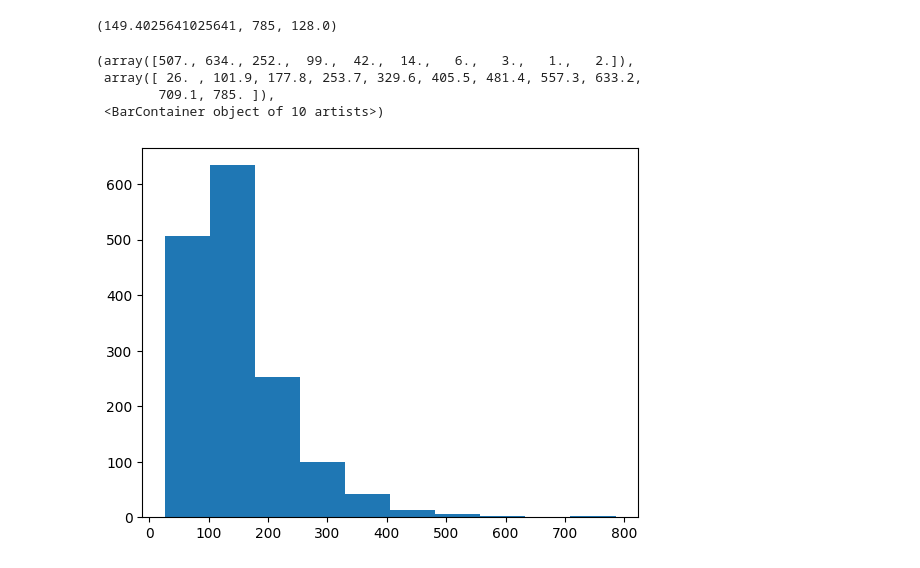
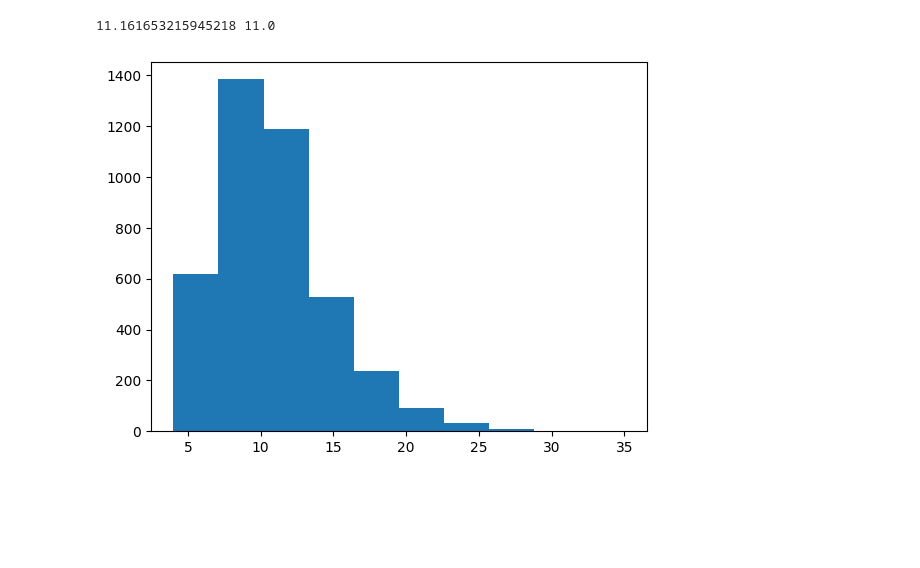
Before and after one commit to zhpinkman/Advanced_NLP_course_HW2, a Jupyter notebook: datasets/tmp.ipynb, the cells around one changed output. Drawn from its saved outputs; the diff is of its cells as text; code cells hidden in the pictures; blank space fills up the shorter version.

Commit message:
Finish working on three datasetsbut how the odia dataset is being read should be addressed

```diff
--- a/datasets/tmp.ipynb
+++ b/datasets/tmp.ipynb
@@ -3,0 +6,9 @@ import numpy as np
+# %%
+with open("odia.train.txt") as f:
+    data = f.read().splitlines()
+all_lengths = []
+for sent in data:
+    all_lengths.append(len(sent.split()))
+print(np.mean(all_lengths), np.median(all_lengths))
+hist(all_lengths)
+plt.show()
@@ -11,15 +31,13 @@ for sent in data:
-# %%
-np.mean(all_lengths), np.max(all_lengths), np.median(all_lengths)
-# %% [output]
-(149.4025641025641, 785, 128.0)
-# %%
-from matplotlib.pyplot import hist
-
-
-hist(all_lengths)
-# %% [output]
-(array([507., 634., 252.,  99.,  42.,  14.,   6.,   3.,   1.,   2.]),
- array([ 26. , 101.9, 177.8, 253.7, 329.6, 405.5, 481.4, 557.3, 633.2,
-        709.1, 785. ]),
- <BarContainer object of 10 artists>)
-[figure, removed]
+# %%
+with open("questions.train.txt") as f:
+    data = f.read().splitlines()
+all_lengths = []
+for sent in data:
+    all_lengths.append(len(sent.split()))
+
+print(np.mean(all_lengths), np.median(all_lengths))
+hist(all_lengths)
+plt.show()
+# %% [output]
+11.161653215945218 11.0
+[figure, added]
```
Also changed, not shown: parts of 5 cells of this notebook, 8 other files.
